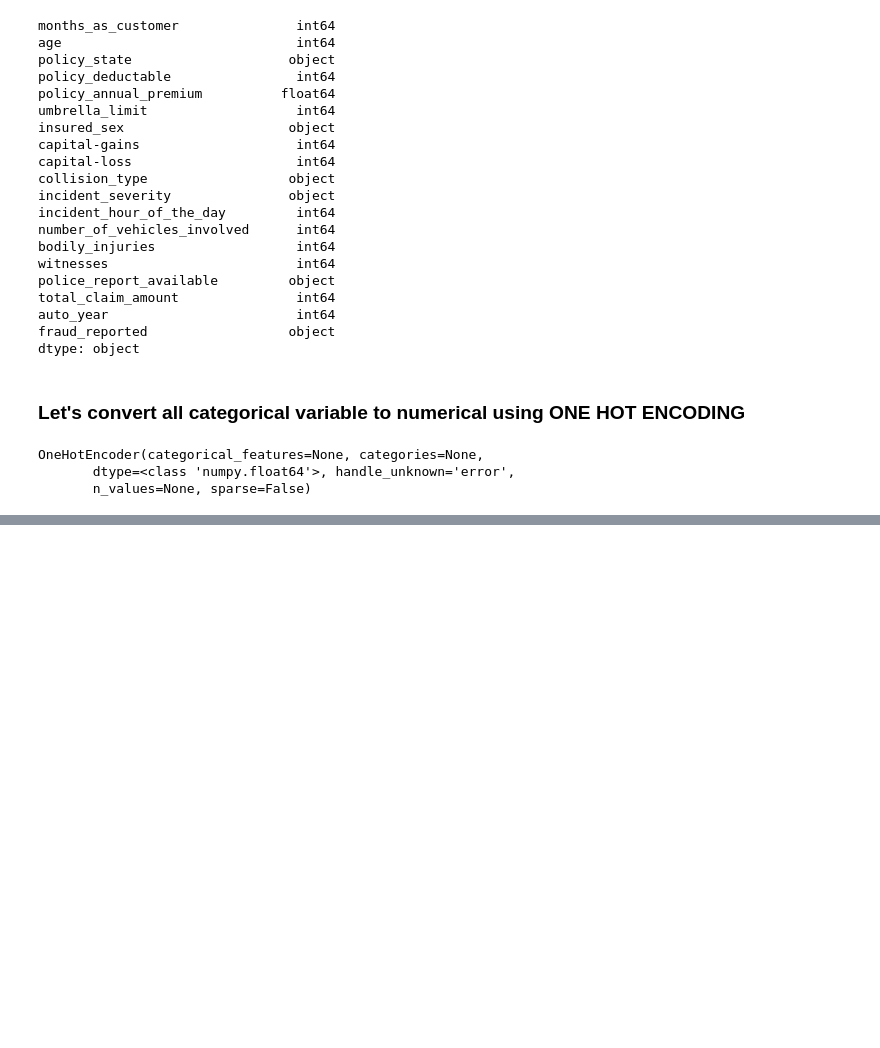
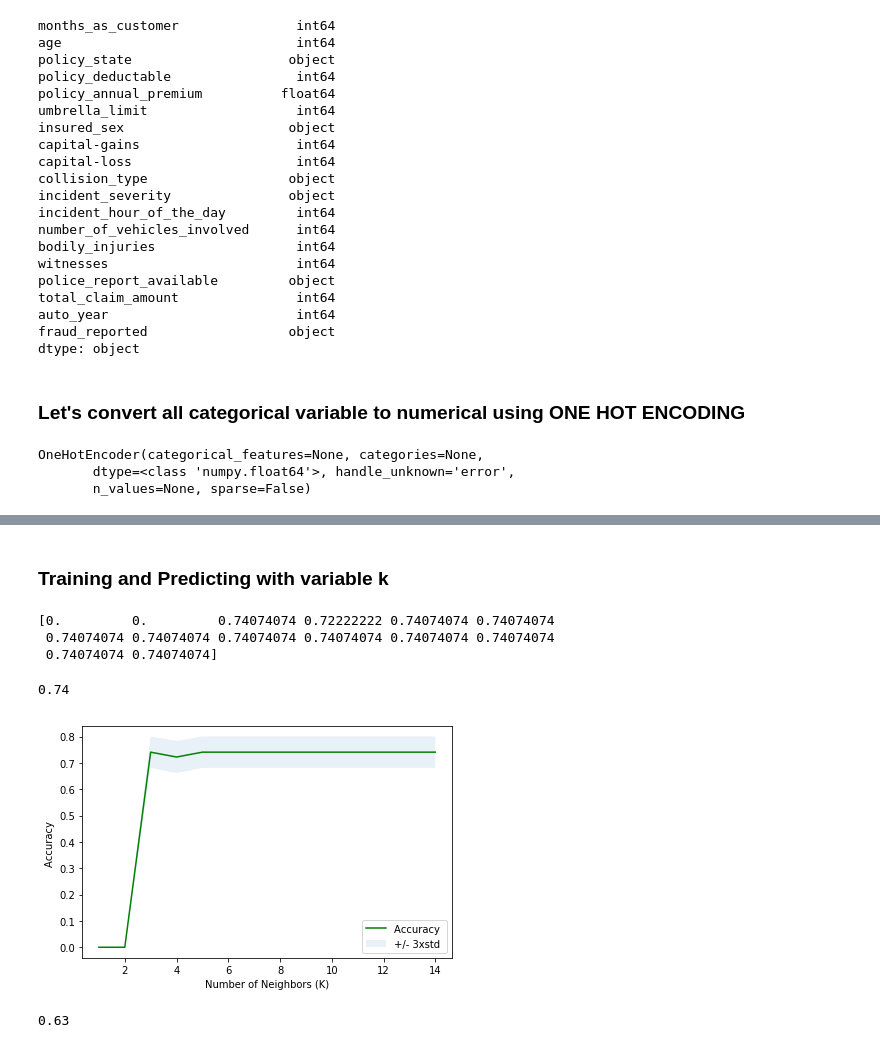
Before and after one commit to shremuk/My-Work, a Jupyter notebook: Insurance_claims.ipynb, the cells around one changed output, grey strips where cells are left out. Cells and saved outputs as stored; diff of their text form; code cells hidden in the pictures; blank space fills up the shorter version.

```diff
--- a/Insurance_claims.ipynb
+++ b/Insurance_claims.ipynb
@@ -372,0 +366,3 @@ dtype: int64
+# %%
+y = data['fraud_reported']
+y.head()
@@ -372,0 +376,2 @@ dtype: int64
+# %%
+X_train, X_test, y_train, y_test = train_test_split(X, y, test_size = 0.3, shuffle = False, random_state=4 )
@@ -372,0 +560,39 @@ dtype: int64
+# %% [markdown]
+### Training and Predicting with variable k
+# %%
+ks = 15
+
+mean_acc = np.zeros((ks - 1))
+std_acc = np.zeros((ks-1))
+# %%
+for n in range(3, ks):
+    neigh = KNeighborsClassifier(n_neighbors = n).fit(X, y)
+    y_predicted = neigh.predict(X_test)
+    mean_acc[n-1] = jaccard_similarity_score(y_test, y_predicted)
+    std_acc[n-1]=np.std(y_predicted==y_test)/np.sqrt(y_predicted.shape[0])
+
+print(mean_acc)
+# %% [output]
+[0.         0.         0.74074074 0.72222222 0.74074074 0.74074074
+ 0.74074074 0.74074074 0.74074074 0.74074074 0.74074074 0.74074074
+ 0.74074074 0.74074074]
+# %%
+knn_jaccard = mean_acc.max().round(2)
+knn_jaccard
+# %% [output]
+0.74
+# %%
+plt.plot(range(1,ks),mean_acc,'g')
+plt.fill_between(range(1,ks),mean_acc - 1 * std_acc,mean_acc + 1 * std_acc, alpha=0.10)
+plt.legend(('Accuracy ', '+/- 3xstd'))
+plt.ylabel('Accuracy ')
+plt.xlabel('Number of Neighbors (K)')
+plt.tight_layout()
+plt.show()
+# %% [output]
+[figure, added]
+# %%
+knn_f1_score = f1_score(y_test, y_predicted, average = 'weighted').round(2)
+knn_f1_score
+# %% [output]
+0.63
```
Also changed, not shown: parts of 58 cells of this notebook.
